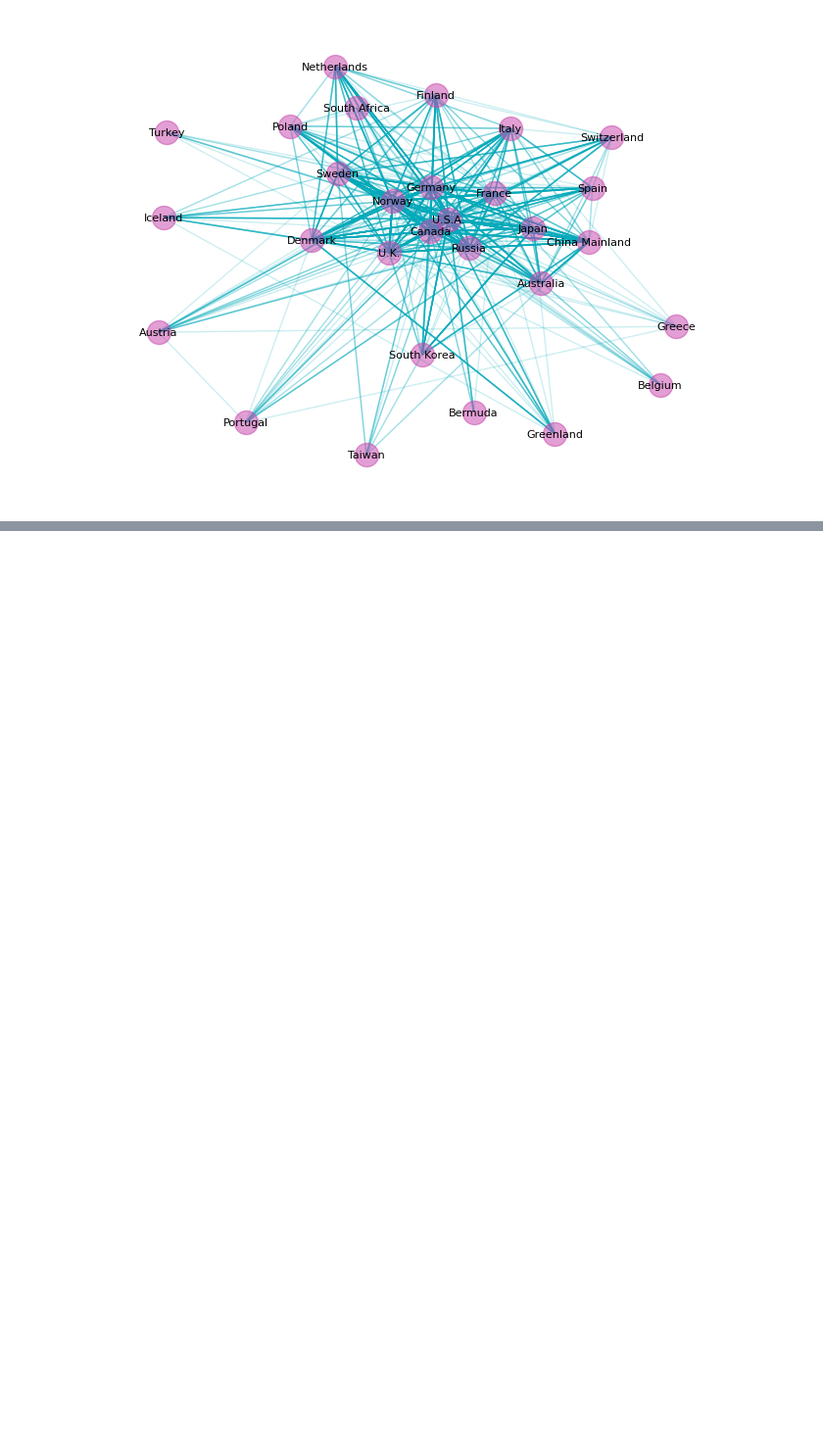
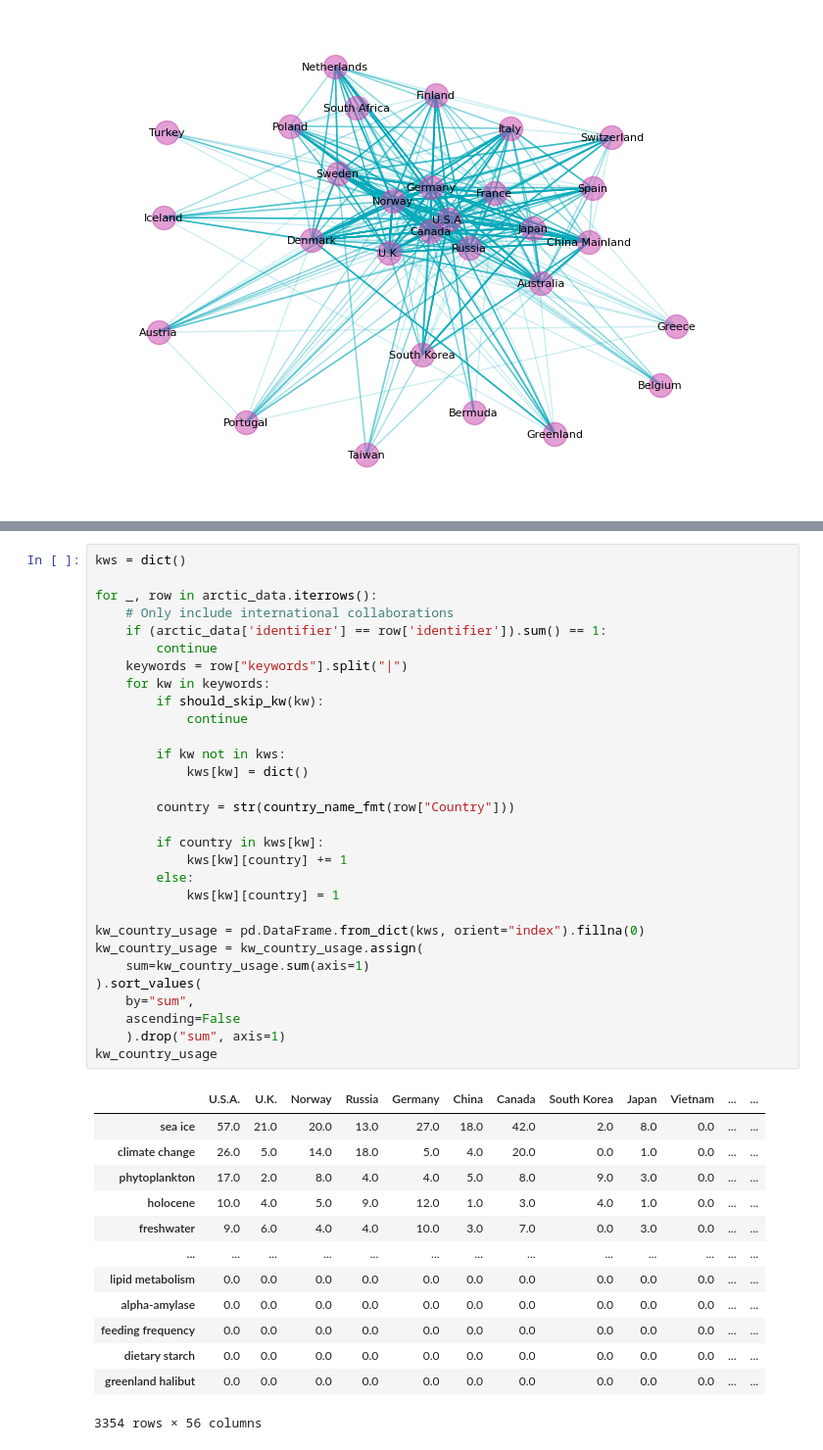
Before and after one commit to wilSecord/studio-projects, a Jupyter notebook: week1_network_analysis/explore.ipynb, the cells around one changed output, grey strips where cells are left out. Shown at 98% size. Drawn from its saved outputs; the diff is of its cells as text; blank space fills up the shorter version.

```diff
--- a/explore.ipynb
+++ b/week1_network_analysis/explore.ipynb
@@ -210,0 +229,44 @@ nx.draw(collab_graph, with_labels=True, font_size=8, pos=nx.spring_layout(collab
+# %%
+kws = dict()
+
+for _, row in arctic_data.iterrows():
+    # Only include international collaborations
+    if (arctic_data['identifier'] == row['identifier']).sum() == 1:
+        continue
+    keywords = row["keywords"].split("|")
+    for kw in keywords:
+        if should_skip_kw(kw):
+            continue
+
+        if kw not in kws:
+            kws[kw] = dict()
+
+        country = str(country_name_fmt(row["Country"]))
+
+        if country in kws[kw]:
+            kws[kw][country] += 1
+        else:
+            kws[kw][country] = 1
+
+kw_country_usage = pd.DataFrame.from_dict(kws, orient="index").fillna(0)
+kw_country_usage = kw_country_usage.assign(
+    sum=kw_country_usage.sum(axis=1)
+).sort_values(
+    by="sum",
+    ascending=False
+    ).drop("sum", axis=1)
+kw_country_usage
+# %% [output]
+|  | U.S.A. | U.K. | Norway | Russia | Germany | China | Canada | South Korea | Japan | Vietnam | ... | ... |
+| sea ice | 57.0 | 21.0 | 20.0 | 13.0 | 27.0 | 18.0 | 42.0 | 2.0 | 8.0 | 0.0 | ... | ... |
+| climate change | 26.0 | 5.0 | 14.0 | 18.0 | 5.0 | 4.0 | 20.0 | 0.0 | 1.0 | 0.0 | ... | ... |
+| phytoplankton | 17.0 | 2.0 | 8.0 | 4.0 | 4.0 | 5.0 | 8.0 | 9.0 | 3.0 | 0.0 | ... | ... |
+| holocene | 10.0 | 4.0 | 5.0 | 9.0 | 12.0 | 1.0 | 3.0 | 4.0 | 1.0 | 0.0 | ... | ... |
+| freshwater | 9.0 | 6.0 | 4.0 | 4.0 | 10.0 | 3.0 | 7.0 | 0.0 | 3.0 | 0.0 | ... | ... |
+| ... | ... | ... | ... | ... | ... | ... | ... | ... | ... | ... | ... | ... |
+| lipid metabolism | 0.0 | 0.0 | 0.0 | 0.0 | 0.0 | 0.0 | 0.0 | 0.0 | 0.0 | 0.0 | ... | ... |
+| alpha-amylase | 0.0 | 0.0 | 0.0 | 0.0 | 0.0 | 0.0 | 0.0 | 0.0 | 0.0 | 0.0 | ... | ... |
+| feeding frequency | 0.0 | 0.0 | 0.0 | 0.0 | 0.0 | 0.0 | 0.0 | 0.0 | 0.0 | 0.0 | ... | ... |
+| dietary starch | 0.0 | 0.0 | 0.0 | 0.0 | 0.0 | 0.0 | 0.0 | 0.0 | 0.0 | 0.0 | ... | ... |
+| greenland halibut | 0.0 | 0.0 | 0.0 | 0.0 | 0.0 | 0.0 | 0.0 | 0.0 | 0.0 | 0.0 | ... | ... |
+3354 rows × 56 columns
```
Also changed, not shown: parts of 8 cells of this notebook, 1 other file.
